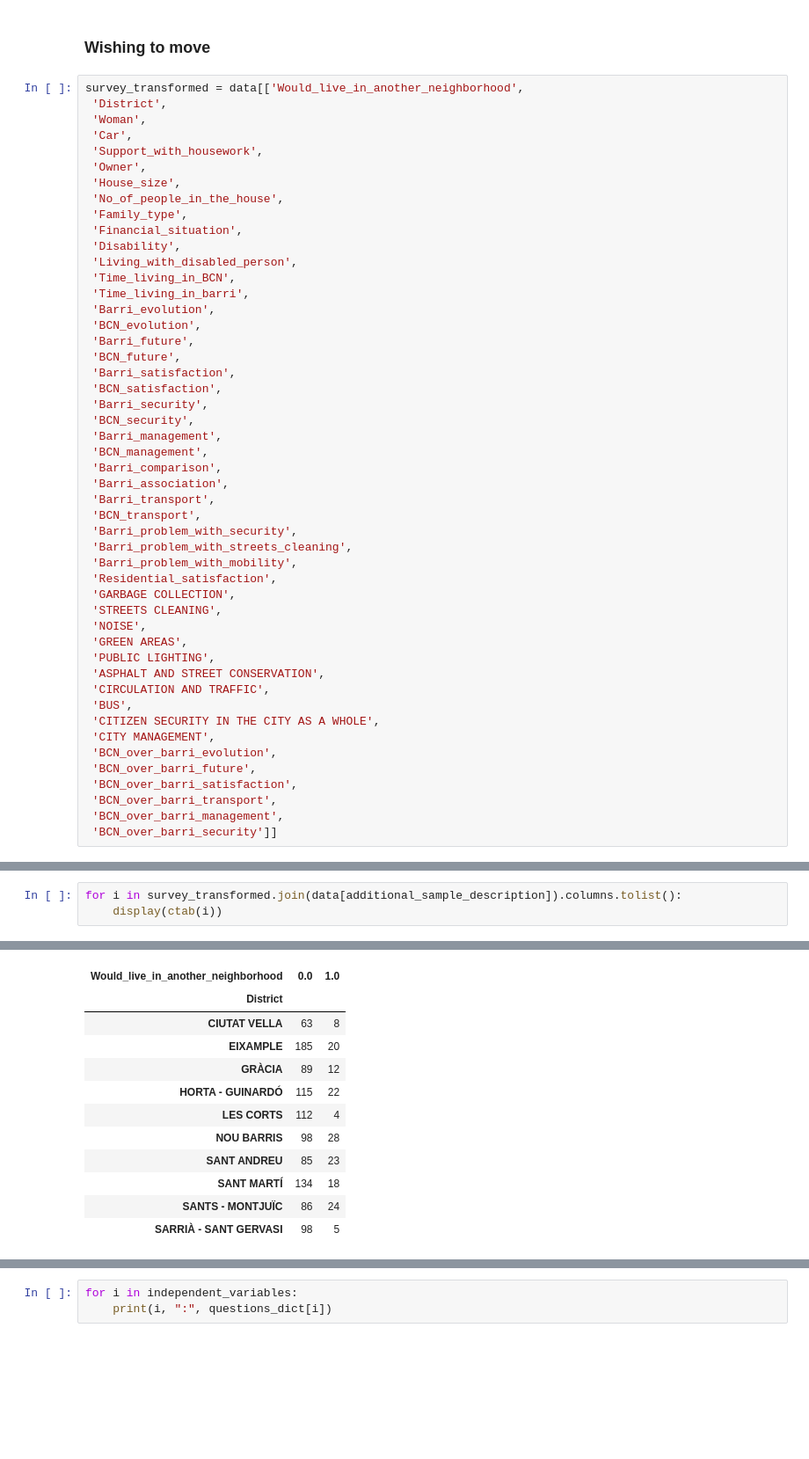
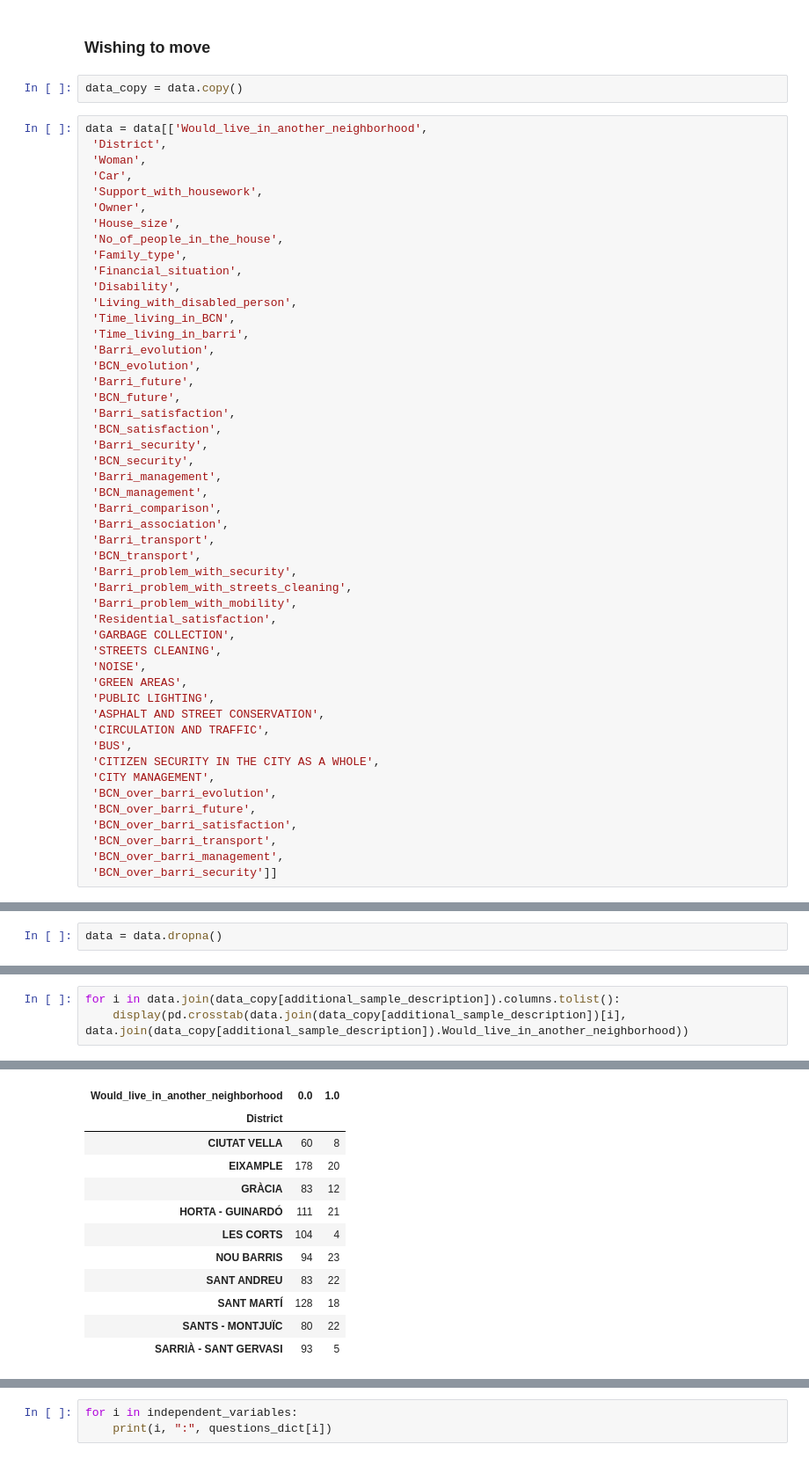
Before and after one commit to abednarczuk/MasterThesis, a Jupyter notebook: 01_1_Survey_data_2019.ipynb, the cells around one changed output, grey strips where cells are left out. Shown at 88% size. Saved outputs shown, nothing was run; the diff lists cells and outputs as text; blank space fills up the shorter version.

```diff
--- a/01_1_Survey_data_2019.ipynb
+++ b/01_1_Survey_data_2019.ipynb
@@ -2021,8 +2021,10 @@ data.columns.tolist()
  'BCN_over_barri_security']
 # %% [markdown]
 ### Wishing to move
+# %%
+data_copy = data.copy()
 # %%
-survey_transformed = data[['Would_live_in_another_neighborhood',
+data = data[['Would_live_in_another_neighborhood',
  'District',
  'Woman',
  'Car',
@@ -2191 +2186,3 @@ See the caveats in the documentation: https://pandas.pydata.org/pandas-docs/stab
+# %%
+data = data.dropna()
 # %%
@@ -2224,6 +2237,6 @@ dtype: int64
 # %%
-for i in survey_transformed.join(data[additional_sample_description]).columns.tolist():
-    display(ctab(i))
+for i in data.join(data_copy[additional_sample_description]).columns.tolist():
+    display(pd.crosstab(data.join(data_copy[additional_sample_description])[i], data.join(data_copy[additional_sample_description]).Would_live_in_another_neighborhood))
 # %% [output]
 | Would_live_in_another_neighborhood | 0.0 | 1.0 |
 | Would_live_in_another_neighborhood |  |  |
@@ -2232,14 +2245,14 @@ for i in survey_transformed.join(data[additional_sample_description]).columns.to
 | Would_live_in_another_neighborhood | 0.0 | 1.0 |
 | District |  |  |
-| CIUTAT VELLA | 63 | 8 |
-| EIXAMPLE | 185 | 20 |
-| GRÀCIA | 89 | 12 |
-| HORTA - GUINARDÓ | 115 | 22 |
-| LES CORTS | 112 | 4 |
-| NOU BARRIS | 98 | 28 |
-| SANT ANDREU | 85 | 23 |
-| SANT MARTÍ | 134 | 18 |
-| SANTS - MONTJUÏC | 86 | 24 |
-| SARRIÀ - SANT GERVASI | 98 | 5 |
+| CIUTAT VELLA | 60 | 8 |
+| EIXAMPLE | 178 | 20 |
+| GRÀCIA | 83 | 12 |
+| HORTA - GUINARDÓ | 111 | 21 |
+| LES CORTS | 104 | 4 |
+| NOU BARRIS | 94 | 23 |
+| SANT ANDREU | 83 | 22 |
+| SANT MARTÍ | 128 | 18 |
+| SANTS - MONTJUÏC | 80 | 22 |
+| SARRIÀ - SANT GERVASI | 93 | 5 |
 | Would_live_in_another_neighborhood | 0.0 | 1.0 |
 | Woman |  |  |
```
Also changed, not shown: parts of 16 cells of this notebook, 2 other files.
